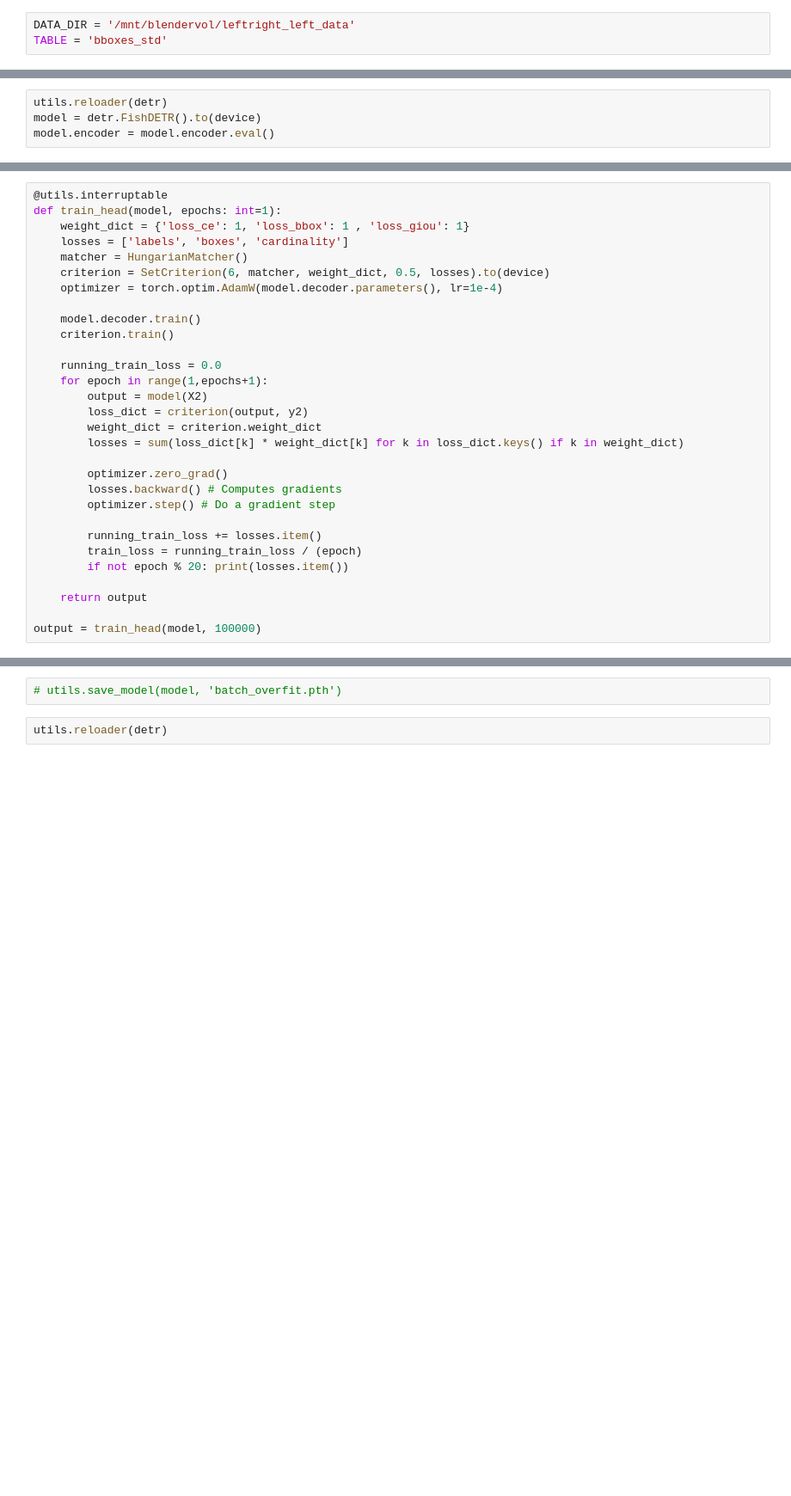
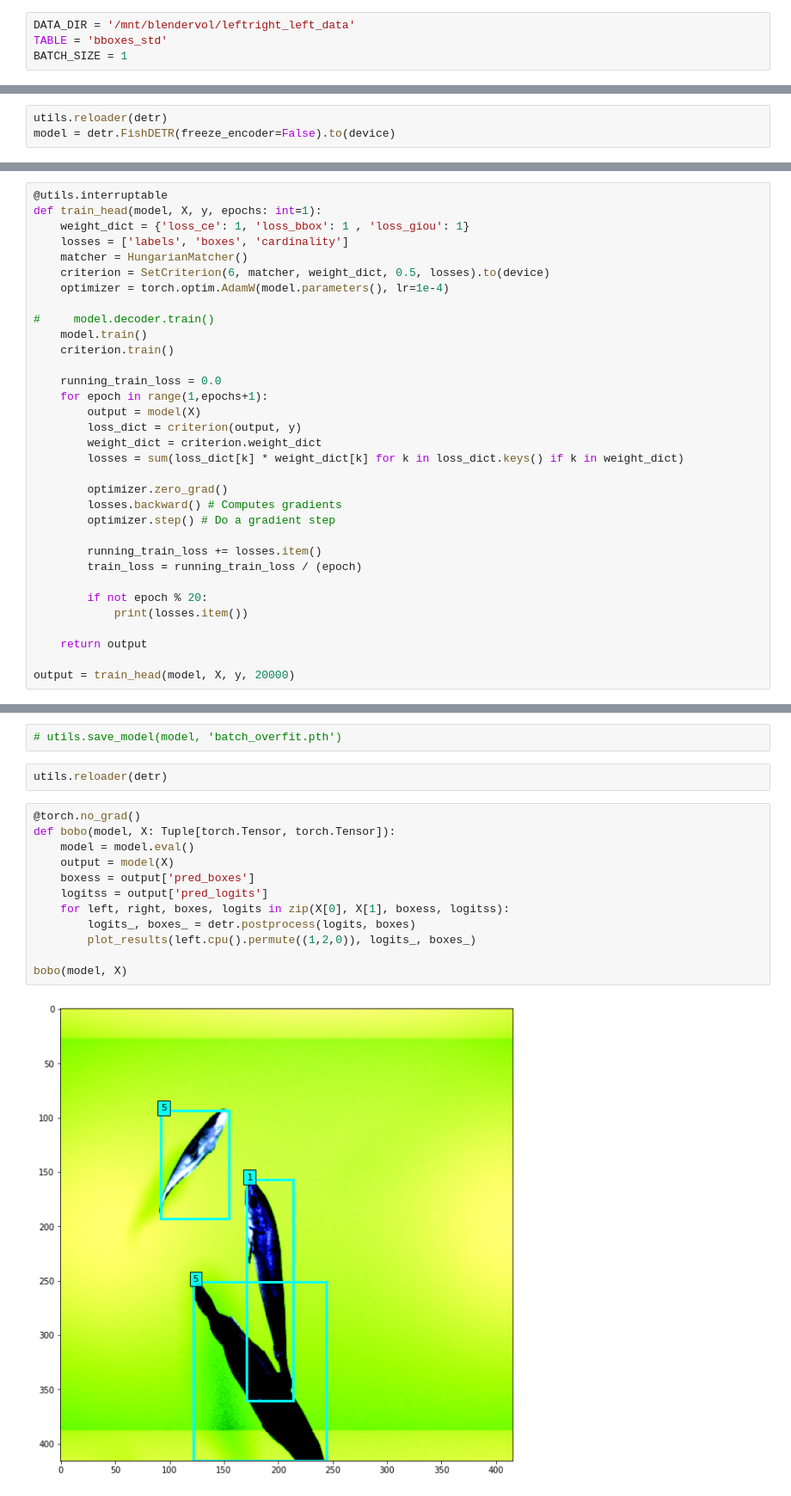
Before and after one commit to Napam/INF399-Master-DeepLearning, a Jupyter notebook: volume/DETR-BatchBoy.ipynb, the cells around one changed output, grey strips where cells are left out. Shown: that part at 86% size. Saved outputs shown, nothing was run; the diff lists cells and outputs as text; blank space fills up the shorter version.

Commit message:
Batch vs single wrong!

```diff
--- a/volume/DETR-BatchBoy.ipynb
+++ b/volume/DETR-BatchBoy.ipynb
@@ -39,3 +45,4 @@ except AssertionError as e:
 # %%
 DATA_DIR = '/mnt/blendervol/leftright_left_data'
 TABLE = 'bboxes_std'
+BATCH_SIZE = 1
@@ -68,4 +68,3 @@ X2[1] = trans(X2[1]).to(device)
 # %%
 utils.reloader(detr)
-model = detr.FishDETR().to(device)
-model.encoder = model.encoder.eval()
+model = detr.FishDETR(freeze_encoder=False).to(device)
@@ -111,19 +73,20 @@ debugs(X2[0])
 # %%
 @utils.interruptable
-def train_head(model, epochs: int=1):
+def train_head(model, X, y, epochs: int=1):
     weight_dict = {'loss_ce': 1, 'loss_bbox': 1 , 'loss_giou': 1}
     losses = ['labels', 'boxes', 'cardinality']
     matcher = HungarianMatcher()
     criterion = SetCriterion(6, matcher, weight_dict, 0.5, losses).to(device)
-    optimizer = torch.optim.AdamW(model.decoder.parameters(), lr=1e-4)
+    optimizer = torch.optim.AdamW(model.parameters(), lr=1e-4)
 
-    model.decoder.train()
+#     model.decoder.train()
+    model.train()
     criterion.train()
 
     running_train_loss = 0.0
     for epoch in range(1,epochs+1):
-        output = model(X2)
-        loss_dict = criterion(output, y2)
+        output = model(X)
+        loss_dict = criterion(output, y)
         weight_dict = criterion.weight_dict
         losses = sum(loss_dict[k] * weight_dict[k] for k in loss_dict.keys() if k in weight_dict)
 
@@ -133,8 +96,10 @@ def train_head(model, epochs: int=1):
 
         running_train_loss += losses.item()
         train_loss = running_train_loss / (epoch)
-        if not epoch % 20: print(losses.item())
+
+        if not epoch % 20:
+            print(losses.item())
 
     return output
 
-output = train_head(model, 100000)
+output = train_head(model, X, y, 20000)
@@ -142,6 +125,20 @@ output = train_head(model, 100000)
 # utils.save_model(model, 'batch_overfit.pth')
 # %%
 utils.reloader(detr)
+# %%
+@torch.no_grad()
+def bobo(model, X: Tuple[torch.Tensor, torch.Tensor]):
+    model = model.eval()
+    output = model(X)
+    boxess = output['pred_boxes']
+    logitss = output['pred_logits']
+    for left, right, boxes, logits in zip(X[0], X[1], boxess, logitss):
+        logits_, boxes_ = detr.postprocess(logits, boxes)
+        plot_results(left.cpu().permute((1,2,0)), logits_, boxes_)
+
+bobo(model, X)
+# %% [output]
+[figure, added]
 # %%
 def box_cxcywh_to_xyxy(x: torch.Tensor):
     x_c, y_c, w, h = x.unbind(1)
```
Also changed, not shown: parts of 10 cells of this notebook, 4 other files.
